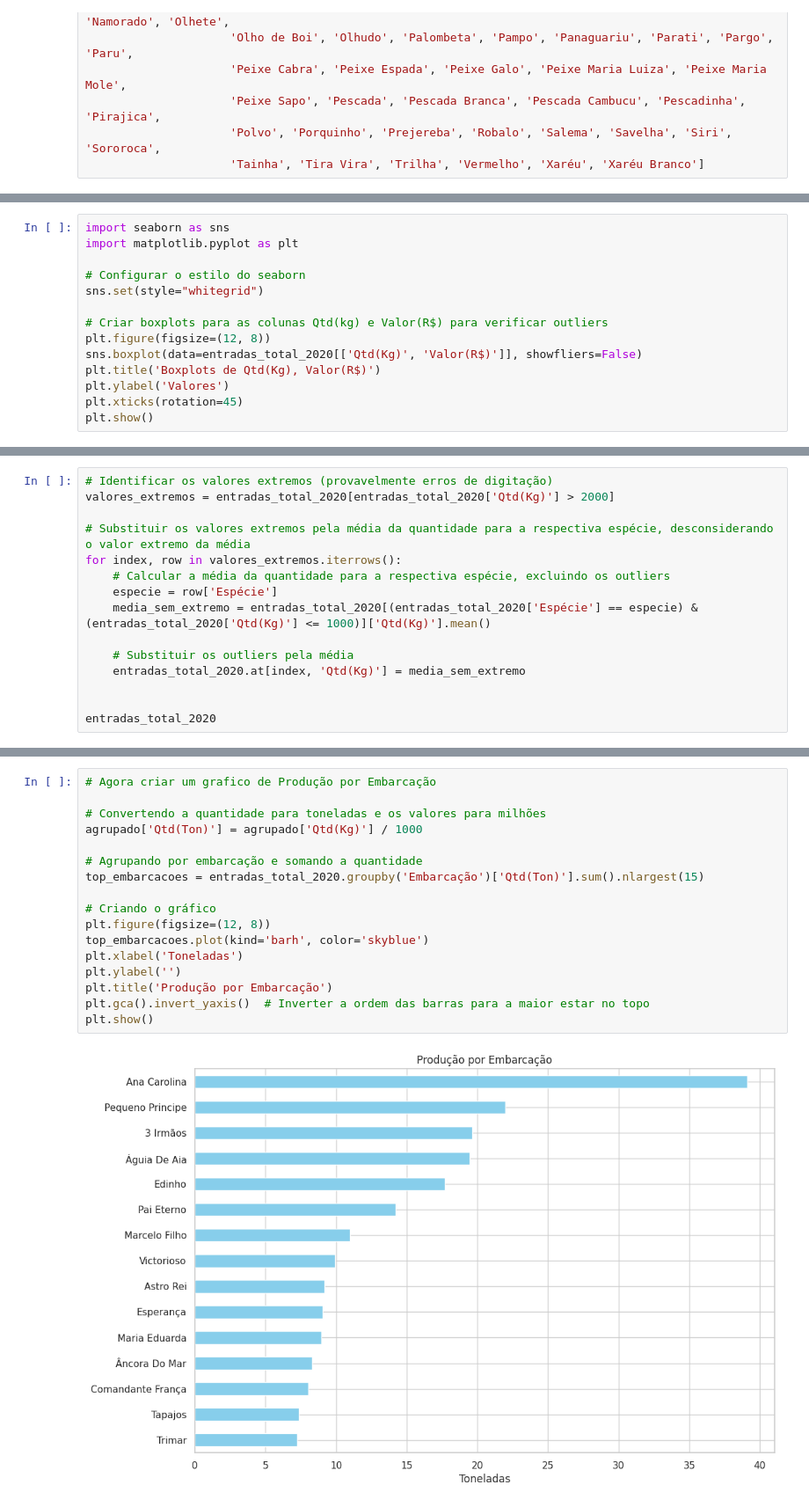
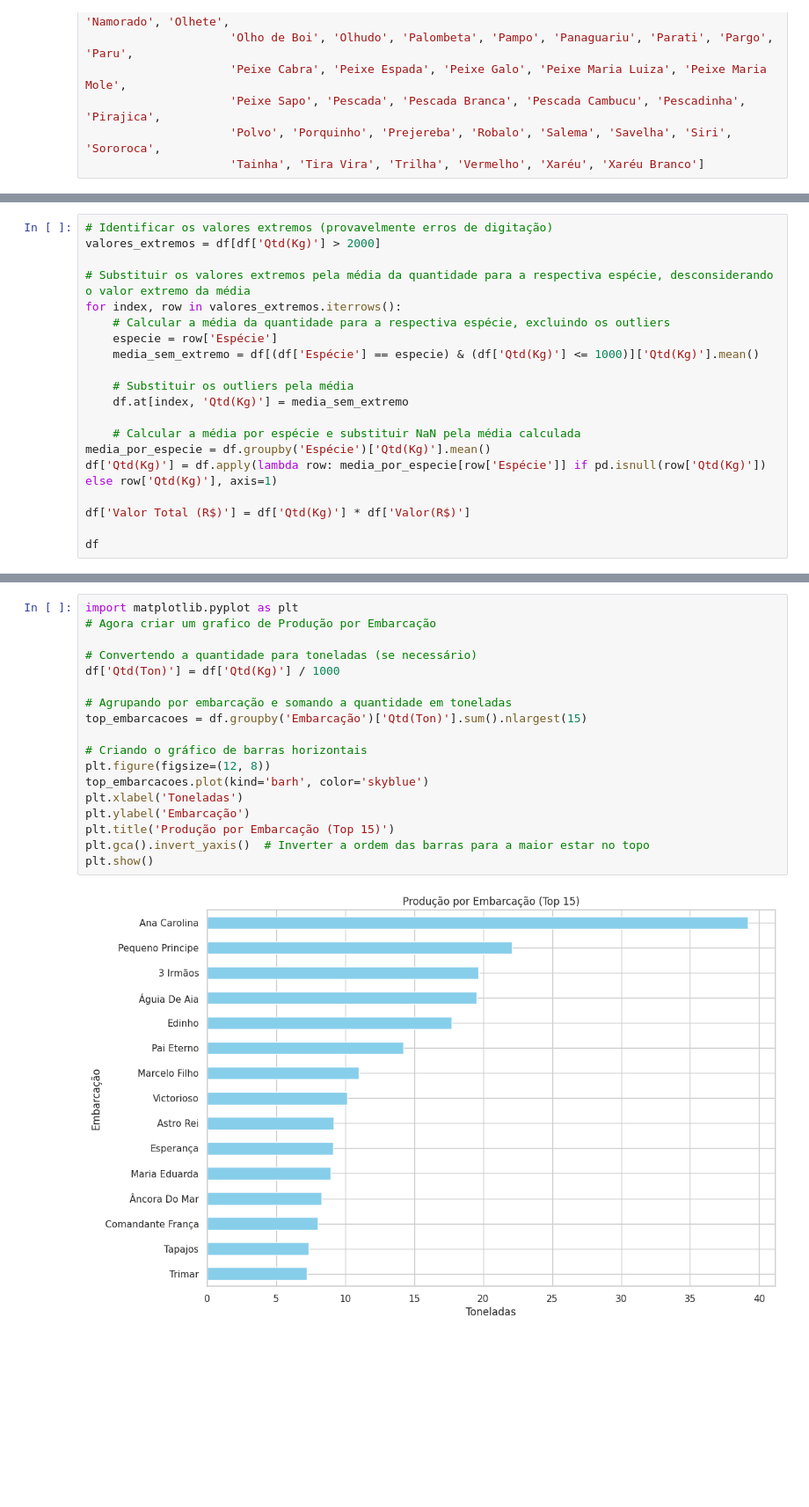
Before and after one commit to LeoFRMoraes/Produ-o-Mercado-de-Peixe-2020, a Jupyter notebook: Produção_Mercado_de_Peixe_2020.ipynb, the cells around one changed output, grey strips where cells are left out. Shown at 88% size. Cells and saved outputs as stored; diff of their text form; blank space fills up the shorter version.

```diff
--- a/Produção_Mercado_de_Peixe_2020.ipynb
+++ b/Produção_Mercado_de_Peixe_2020.ipynb
@@ -598,14 +409,0 @@ entradas_total_2020.describe()
-# %%
-import seaborn as sns
-import matplotlib.pyplot as plt
-
-# Configurar o estilo do seaborn
-sns.set(style="whitegrid")
-
-# Criar boxplots para as colunas Qtd(kg) e Valor(R$) para verificar outliers
-plt.figure(figsize=(12, 8))
-sns.boxplot(data=entradas_total_2020[['Qtd(Kg)', 'Valor(R$)']], showfliers=False)
-plt.title('Boxplots de Qtd(Kg), Valor(R$)')
-plt.ylabel('Valores')
-plt.xticks(rotation=45)
-plt.show()
@@ -614,17 +434,22 @@ plt.show()
 # %%
 # Identificar os valores extremos (provavelmente erros de digitação)
-valores_extremos = entradas_total_2020[entradas_total_2020['Qtd(Kg)'] > 2000]
+valores_extremos = df[df['Qtd(Kg)'] > 2000]
 
 # Substituir os valores extremos pela média da quantidade para a respectiva espécie, desconsiderando o valor extremo da média
 for index, row in valores_extremos.iterrows():
     # Calcular a média da quantidade para a respectiva espécie, excluindo os outliers
     especie = row['Espécie']
-    media_sem_extremo = entradas_total_2020[(entradas_total_2020['Espécie'] == especie) & (entradas_total_2020['Qtd(Kg)'] <= 1000)]['Qtd(Kg)'].mean()
+    media_sem_extremo = df[(df['Espécie'] == especie) & (df['Qtd(Kg)'] <= 1000)]['Qtd(Kg)'].mean()
 
     # Substituir os outliers pela média
-    entradas_total_2020.at[index, 'Qtd(Kg)'] = media_sem_extremo
+    df.at[index, 'Qtd(Kg)'] = media_sem_extremo
 
+    # Calcular a média por espécie e substituir NaN pela média calculada
+media_por_especie = df.groupby('Espécie')['Qtd(Kg)'].mean()
+df['Qtd(Kg)'] = df.apply(lambda row: media_por_especie[row['Espécie']] if pd.isnull(row['Qtd(Kg)']) else row['Qtd(Kg)'], axis=1)
 
-entradas_total_2020
+df['Valor Total (R$)'] = df['Qtd(Kg)'] * df['Valor(R$)']
+
+df
 # %% [output]
 |  | Data Pesca | Embarcação | Ref. | Espécie | Classificação | Qtd(Kg) | Valor(R$) | Valor Total (R$) |
@@ -754,22 +595,23 @@ plt.show()
 # %%
+import matplotlib.pyplot as plt
 # Agora criar um grafico de Produção por Embarcação
 
-# Convertendo a quantidade para toneladas e os valores para milhões
-agrupado['Qtd(Ton)'] = agrupado['Qtd(Kg)'] / 1000
+# Convertendo a quantidade para toneladas (se necessário)
+df['Qtd(Ton)'] = df['Qtd(Kg)'] / 1000
 
-# Agrupando por embarcação e somando a quantidade
-top_embarcacoes = entradas_total_2020.groupby('Embarcação')['Qtd(Ton)'].sum().nlargest(15)
+# Agrupando por embarcação e somando a quantidade em toneladas
+top_embarcacoes = df.groupby('Embarcação')['Qtd(Ton)'].sum().nlargest(15)
 
-# Criando o gráfico
+# Criando o gráfico de barras horizontais
 plt.figure(figsize=(12, 8))
 top_embarcacoes.plot(kind='barh', color='skyblue')
 plt.xlabel('Toneladas')
-plt.ylabel('')
-plt.title('Produção por Embarcação')
+plt.ylabel('Embarcação')
+plt.title('Produção por Embarcação (Top 15)')
 plt.gca().invert_yaxis()  # Inverter a ordem das barras para a maior estar no topo
 plt.show()
 # %% [output]
-[figure, old version]
+[figure, new version]
 # %%
 #Por fim calcular a Produção Total e Receita Bruta do Mercado de Peixe em 2020
 
```
Also changed, not shown: parts of 42 cells of this notebook.
